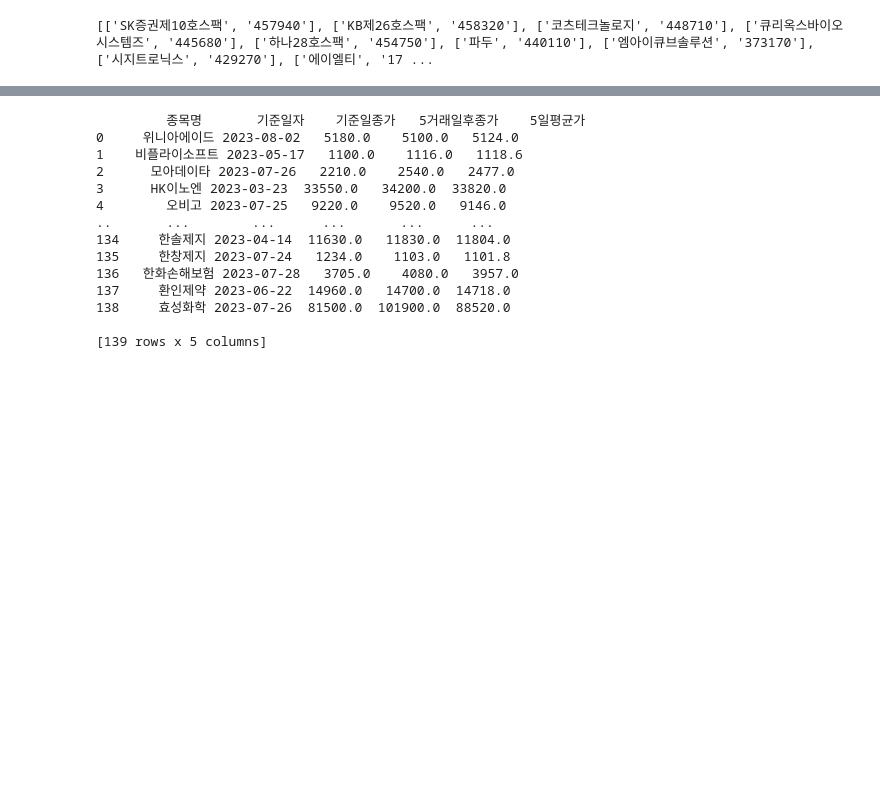
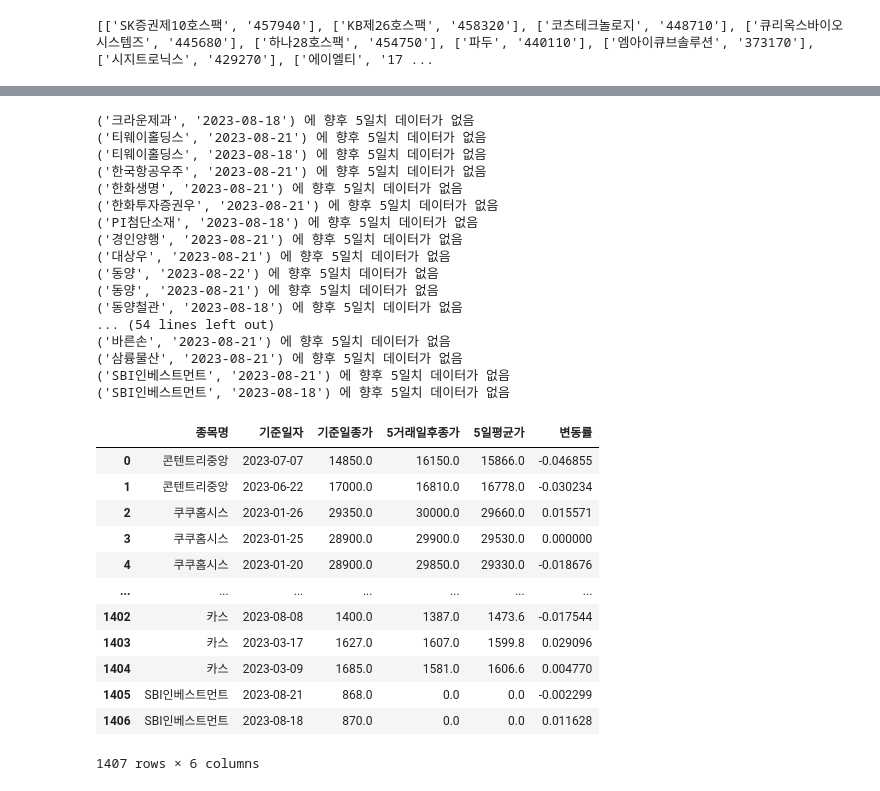
Before and after one commit to leechanhoe/Stock-Prediction-Project, a Jupyter notebook: 프로젝트결론/train_kospi90_kosdaq500/ipynb파일/상승검증_파일로정리.ipynb, the cells around one changed output, grey strips where cells are left out. Drawn from its saved outputs; the diff is of its cells as text; code cells hidden in the pictures; blank space fills up the shorter version.

```diff
--- a/프로젝트결론/train_kospi90_kosdaq500/ipynb파일/상승검증_파일로정리.ipynb
+++ b/프로젝트결론/train_kospi90_kosdaq500/ipynb파일/상승검증_파일로정리.ipynb
@@ -86,40 +75,61 @@ df
 # %%
 def get_stock_data(row, code_dict=kosdaq):
     stock_code = stock_codes.get(row['종목명'])
     if stock_code is None:
-        return None, None, None
+        return None, None, None, None
 
     stock_data = fdr.DataReader(stock_code, row['기준일자'])
 
     if stock_data.empty:
-        return None, None, None
+        return None, None, None, None
 
     close_price = stock_data.iloc[0]["Close"]
+    change = stock_data.iloc[0]["Change"]
+
     after_5_days_price = 0
     avg_5_days = 0
     if(5 < len(stock_data)):
         after_5_days_price = stock_data.iloc[5]["Close"]
         avg_5_days = stock_data.iloc[1:6]["Close"].mean()
+
     else:
         print(f"{row['종목명'], row['기준일자']} 에 향후 5일치 데이터가 없음")
 
-    return close_price, after_5_days_price, avg_5_days
+    return close_price, after_5_days_price, avg_5_days, change
 
 # 데이터프레임에 열 추가
-df[['기준일종가', '5거래일후종가', '5일평균가']] = df.apply(get_stock_data, axis=1, result_type="expand")
-print(df)
+df[['기준일종가', '5거래일후종가', '5일평균가', '변동률']] = df.apply(get_stock_data,
+                                                    axis=1,
+                                                    result_type="expand")
+df
 # %% [output]
-         종목명       기준일자    기준일종가   5거래일후종가    5일평균가
-0     위니아에이드 2023-08-02   5180.0    5100.0   5124.0
-1    비플라이소프트 2023-05-17   1100.0    1116.0   1118.6
-2      모아데이타 2023-07-26   2210.0    2540.0   2477.0
-3      HK이노엔 2023-03-23  33550.0   34200.0  33820.0
-4        오비고 2023-07-25   9220.0    9520.0   9146.0
-..       ...        ...      ...       ...      ...
-134     한솔제지 2023-04-14  11630.0   11830.0  11804.0
-135     한창제지 2023-07-24   1234.0    1103.0   1101.8
-136   한화손해보험 2023-07-28   3705.0    4080.0   3957.0
-137     환인제약 2023-06-22  14960.0   14700.0  14718.0
-138     효성화학 2023-07-26  81500.0  101900.0  88520.0
-
-[139 rows x 5 columns]
+('크라운제과', '2023-08-18') 에 향후 5일치 데이터가 없음
+('티웨이홀딩스', '2023-08-21') 에 향후 5일치 데이터가 없음
+('티웨이홀딩스', '2023-08-18') 에 향후 5일치 데이터가 없음
+('한국항공우주', '2023-08-21') 에 향후 5일치 데이터가 없음
+('한화생명', '2023-08-21') 에 향후 5일치 데이터가 없음
+('한화투자증권우', '2023-08-21') 에 향후 5일치 데이터가 없음
+('PI첨단소재', '2023-08-18') 에 향후 5일치 데이터가 없음
+('경인양행', '2023-08-21') 에 향후 5일치 데이터가 없음
+('대상우', '2023-08-21') 에 향후 5일치 데이터가 없음
+('동양', '2023-08-22') 에 향후 5일치 데이터가 없음
+('동양', '2023-08-21') 에 향후 5일치 데이터가 없음
+('동양철관', '2023-08-18') 에 향후 5일치 데이터가 없음
+... (54 lines left out)
+('바른손', '2023-08-21') 에 향후 5일치 데이터가 없음
+('삼륭물산', '2023-08-21') 에 향후 5일치 데이터가 없음
+('SBI인베스트먼트', '2023-08-21') 에 향후 5일치 데이터가 없음
+('SBI인베스트먼트', '2023-08-18') 에 향후 5일치 데이터가 없음
+|  | 종목명 | 기준일자 | 기준일종가 | 5거래일후종가 | 5일평균가 | 변동률 |
+| 0 | 콘텐트리중앙 | 2023-07-07 | 14850.0 | 16150.0 | 15866.0 | -0.046855 |
+| 1 | 콘텐트리중앙 | 2023-06-22 | 17000.0 | 16810.0 | 16778.0 | -0.030234 |
+| 2 | 쿠쿠홈시스 | 2023-01-26 | 29350.0 | 30000.0 | 29660.0 | 0.015571 |
+| 3 | 쿠쿠홈시스 | 2023-01-25 | 28900.0 | 29900.0 | 29530.0 | 0.000000 |
+| 4 | 쿠쿠홈시스 | 2023-01-20 | 28900.0 | 29850.0 | 29330.0 | -0.018676 |
+| ... | ... | ... | ... | ... | ... | ... |
+| 1402 | 카스 | 2023-08-08 | 1400.0 | 1387.0 | 1473.6 | -0.017544 |
+| 1403 | 카스 | 2023-03-17 | 1627.0 | 1607.0 | 1599.8 | 0.029096 |
+| 1404 | 카스 | 2023-03-09 | 1685.0 | 1581.0 | 1606.6 | 0.004770 |
+| 1405 | SBI인베스트먼트 | 2023-08-21 | 868.0 | 0.0 | 0.0 | -0.002299 |
+| 1406 | SBI인베스트먼트 | 2023-08-18 | 870.0 | 0.0 | 0.0 | 0.011628 |
+1407 rows × 6 columns
```
Also changed, not shown: parts of 14 cells of this notebook, 11 other files.
